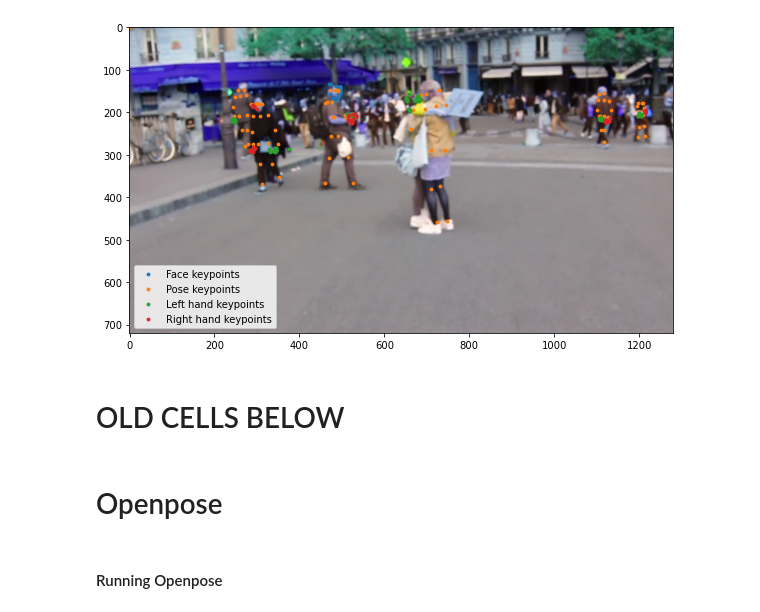
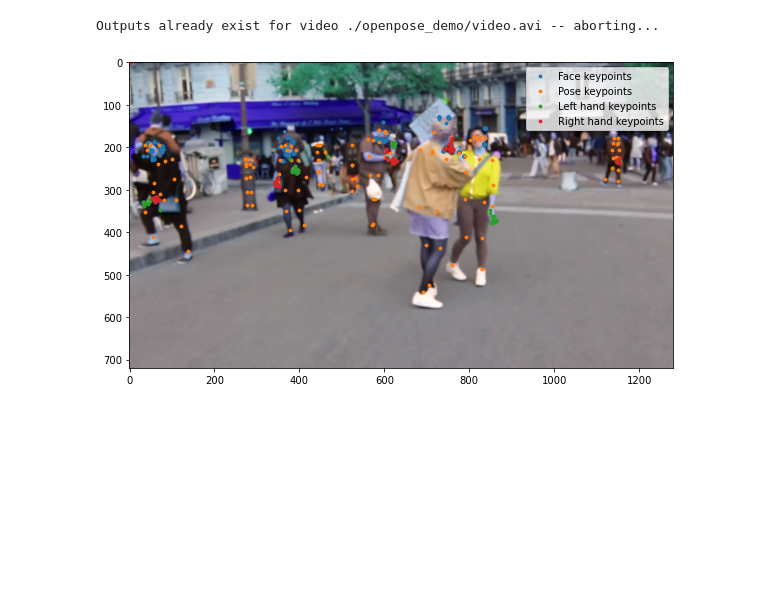
Before and after one commit to brialorelle/headcam-algo, a Jupyter notebook: openpose_detections/openpose_pipeline_demo.ipynb, the cells around one changed output. Drawn from its saved outputs; the diff is of its cells as text; code cells hidden in the pictures; blank space fills up the shorter version.

Commit message:
clean example of openpose pipeline on one vid

```diff
--- a/openpose_detections/openpose_pipeline_demo.ipynb
+++ b/openpose_detections/openpose_pipeline_demo.ipynb
@@ -25,5 +36,22 @@ run_openpose('video.avi', './openpose_test_outputs/',
+# %%
+# DEMO_OUTPUT = os.path.join(OUTPUT, 'openpose_demo')
+DEMO_OUTPUT = os.path.join('.', 'openpose_demo')
+os.makedirs(DEMO_OUTPUT, exist_ok=True)
+# %%
+# Submit job to run openpose on this video + condense the outputs into one dataframe
+demo_vid_path = os.path.join(DEMO_OUTPUT, 'video.avi')
+op_output_dir = os.path.join(DEMO_OUTPUT, 'openpose_raw_json')
+condensed_output_dir = os.path.join(DEMO_OUTPUT, 'openpose_condensed')
+
+run_openpose(demo_vid_path, op_output_dir,
+             condensed_output_dir=condensed_output_dir,
+             keypoint_scale=3, condense=True, overwrite=False)
+# %% [output]
+Outputs already exist for video ./openpose_demo/video.avi -- aborting...
 # %%
-#
+# Sanity check Openpose by pulling a random frame and seeing if keypoints align with
+# people's bodies
+
 def get_frame(vid_path, frame):
     cap = cv2.VideoCapture(vid_path)
     cap.set(cv2.CAP_PROP_POS_FRAMES, frame)
@@ -35,45 +63,38 @@ def sanity_check_op_keypts(vid_path, vid_df_path, keypts_normalized=True):
     keypoints to sanity-check that the openpose keypoints appear sensible.
 
     Arguments:
-    vid_path    -- path to the video to sanity check
-    vid_df_path -- path to the video's Openpose condensed
-                   JSON dataframe to sanity check
+    vid_path          -- path to the video to sanity check
+    vid_df_path       -- path to the video's Openpose condensed
+                        JSON dataframe to sanity check
     keypts_normalized -- True if keypoints in Openpose outputs are normalized
     (i.e. x and y values in range [0, 1]), else False
     """
     df = pd.read_json(vid_df_path)
     openpose_npy = recover_npy(df)
     rand_frame = np.random.randint(0, len(df))
     img = get_frame(vid_path, rand_frame)
     plt.figure(figsize=(10, img.shape[0]/img.shape[1]*10))
     x_factor = img.shape[1] if keypts_normalized else 1
     y_factor = img.shape[0] if keypts_normalized else 1
     for person in openpose_npy[rand_frame]:
         plt.scatter(person[0, NPY_FACE_START:NPY_FACE_END]*x_factor,
                     person[1, NPY_FACE_START:NPY_FACE_END]*y_factor,
                     c='C0', s=8, label='Face keypoints')
         plt.scatter(person[0, NPY_POSE_START:NPY_POSE_END]*x_factor,
                     person[1, NPY_POSE_START:NPY_POSE_END]*y_factor,
                     c='C1', s=8, label='Pose keypoints')
         plt.scatter(person[0, NPY_HAND_LEFT_START:NPY_HAND_LEFT_END]*x_factor,
                     person[1, NPY_HAND_LEFT_START:NPY_HAND_LEFT_END]*y_factor,
                     c='C2', s=8, label='Left hand keypoints')
         plt.scatter(person[0, NPY_HAND_RIGHT_START:NPY_HAND_RIGHT_END]*x_factor,
                     person[1, NPY_HAND_RIGHT_START:NPY_HAND_RIGHT_END]*y_factor,
                     c='C3', s=8, label='Right hand keypoints')
     handles, labels = plt.gca().get_legend_handles_labels()
     by_label = dict(zip(labels, handles))
     plt.legend(by_label.values(), by_label.keys())
     plt.imshow(img)
 
-vid_df_path = './openpose_test_condensed_outputs/video.json'
-vid_path = 'video.AVI'
-sanity_check_op_keypts(vid_path, vid_df_path, keypts_normalized=True)
+vid_df_path = os.path.join(condensed_output_dir, 'video.json')
+sanity_check_op_keypts(demo_vid_path, vid_df_path, keypts_normalized=True)
 # %% [output]
-[figure, old version]
+[figure, new version]
-# %% [markdown]
-# OLD CELLS BELOW
-# %% [markdown]
-# Openpose
-# %% [markdown]
-#### Running Openpose
```
Also changed, not shown: parts of 30 cells of this notebook.
